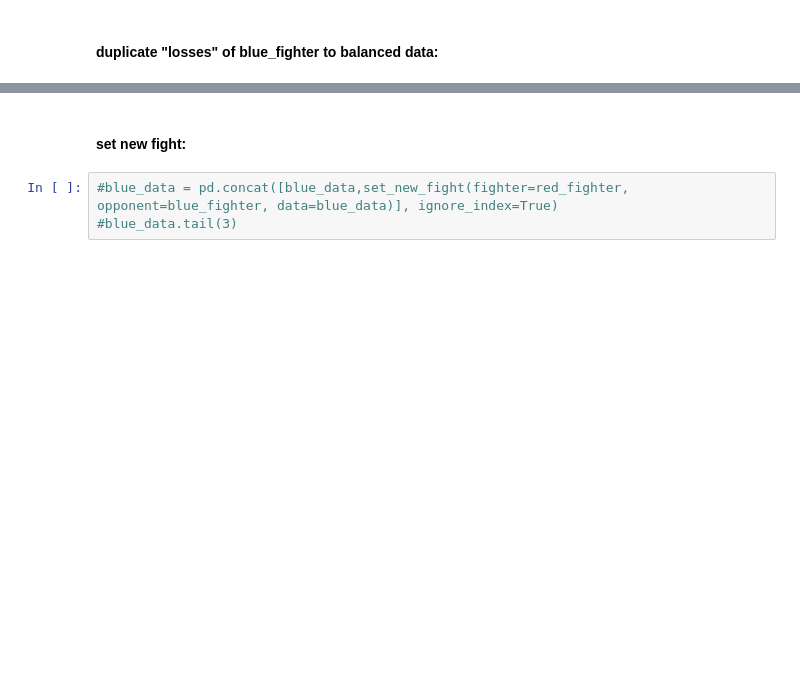
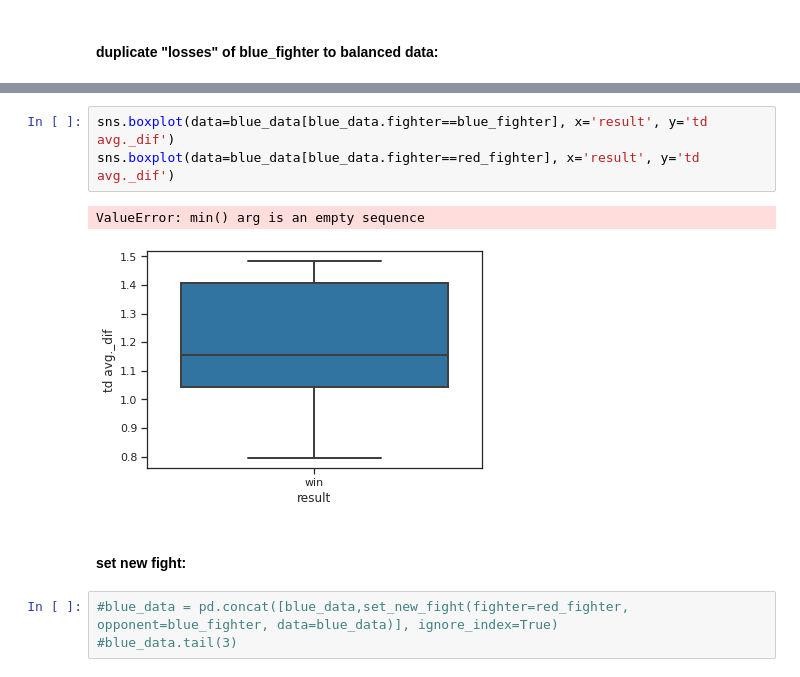
Before and after one commit to sagi778/ufc_fights_Predictor, a Jupyter notebook: notebooks/micro_model_training.ipynb, the cells around one changed output, grey strips where cells are left out. Cells and saved outputs as stored; diff of their text form; blank space fills up the shorter version.

```diff
--- a/notebooks/micro_model_training.ipynb
+++ b/notebooks/micro_model_training.ipynb
@@ -106,3 +111,9 @@ blue_data
+# %%
+sns.boxplot(data=blue_data[blue_data.fighter==blue_fighter], x='result', y='td avg._dif')
+sns.boxplot(data=blue_data[blue_data.fighter==red_fighter], x='result', y='td avg._dif')
+# %% [output]
+ValueError: min() arg is an empty sequence
+[figure, added]
 # %% [markdown]
 #### set new fight:
 # %%
```
Also changed, not shown: parts of 3 cells of this notebook, 1 other file.
